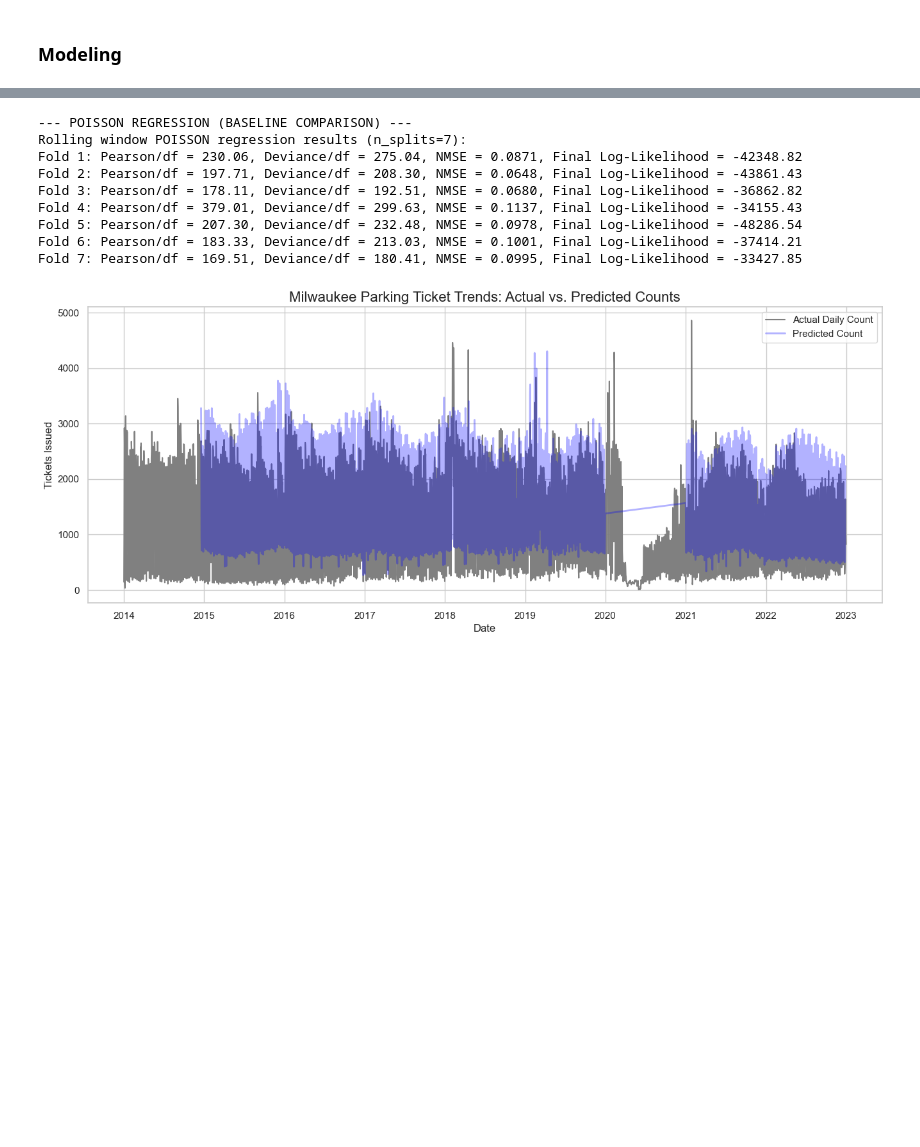
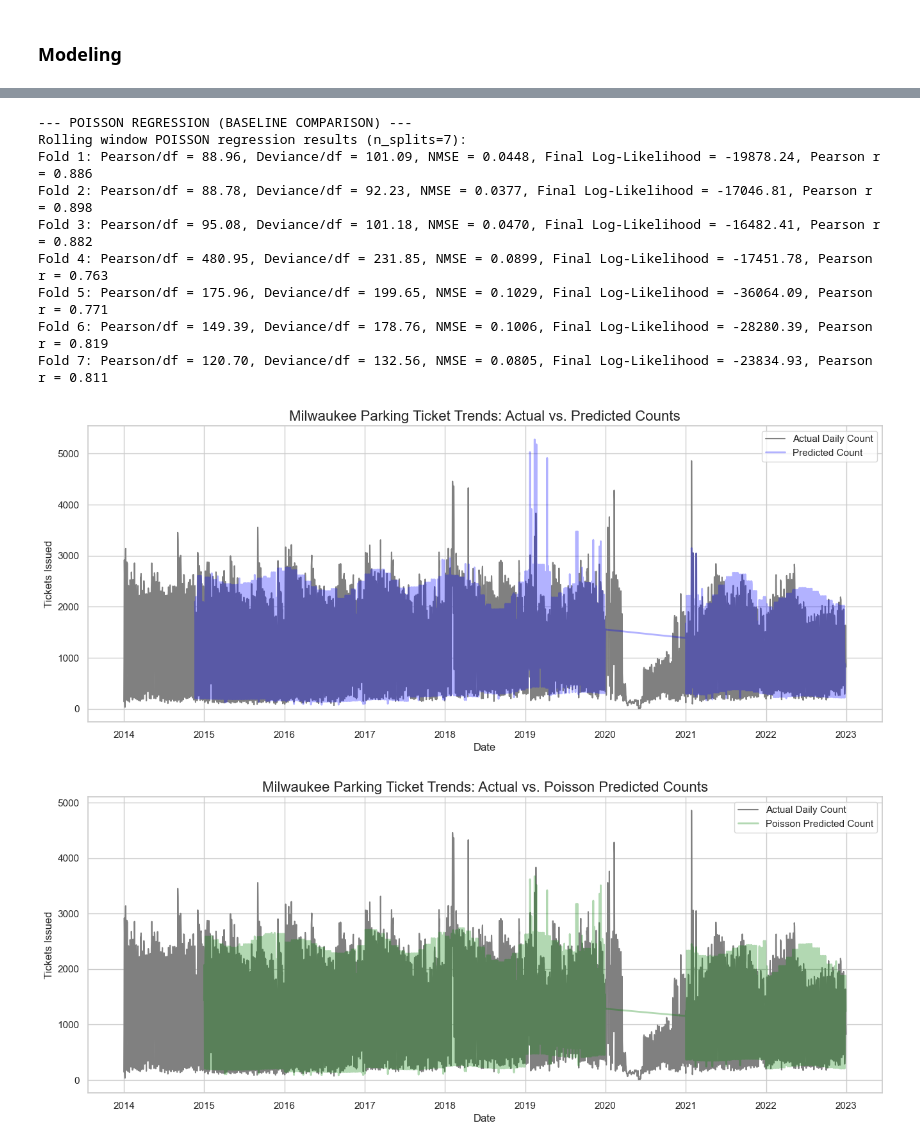
Before and after one commit to johneckberg/Milwaukee-Ticket-Data-Analysis, a Jupyter notebook: parking_final_project.ipynb, the cells around one changed output, grey strips where cells are left out. Drawn from its saved outputs; the diff is of its cells as text; code cells hidden in the pictures; blank space fills up the shorter version.

```diff
--- a/parking_final_project.ipynb
+++ b/parking_final_project.ipynb
@@ -254,6 +256,7 @@ daily_summary_df = combined_all_df.groupby('join_date').agg(
     Month = ('Month', 'first'),
     Day = ('Day', 'first'),
     is_weekend = ('is_weekend_ticket', 'max'),
+    is_sunday = ('is_sunday_ticket', 'max'),
     is_holiday = ('is_holiday', 'max'),
 
     # Count up the number of each Binary Feature type per day!
@@ -303,7 +308,7 @@ daily_summary_df['day_cos'] = np.cos(2 * np.pi * daily_summary_df['Day'] / 31)
 # normalize the numerical features (min-max scaling)
 from sklearn.preprocessing import MinMaxScaler
 scaler = MinMaxScaler()
-numerical_features = ['rolling_30d_avg', 'month_sin', 'month_cos', 'weekday_sin', 'weekday_cos']
+numerical_features = ['rolling_30d_avg']
 daily_summary_df[numerical_features] = scaler.fit_transform(daily_summary_df[numerical_features])
 # %% [markdown]
 ### Visualization & Statistical Testing
@@ -726,9 +745,9 @@ from sklearn.metrics import mean_squared_error
 
 # features to use
 features = [
-    'is_holiday', 'is_weekend',
+    'is_holiday', 'is_sunday',
     'is_snow_emergency_lag1',
-    'month_sin', 'month_cos', 'weekday_sin', 'weekday_cos', 'rolling_30d_avg'
+    'month_sin', 'month_cos', 'weekday_sin', 'weekday_cos'
     ]
 # with one hot encoded WeekDay & month
 # get dummy variables for WeekDay and Month (drop_first to avoid dummy variable trap)
@@ -821,6 +840,8 @@ for i in range(n_splits):
     nmse = mse / np.mean(y_test_valid ** 2)
     nmse_scores.append(nmse)
 
+    # pearsons r as a sanity check?
+
     # write predictions into the original dataframe for the test period
     # update predicted_tickets for the test dates
     test_dates = test['join_date']
@@ -880,10 +900,11 @@ model_df = daily_summary_df[daily_summary_df['Year'] != 2020].dropna(subset=feat
 n_splits = 7
 window_size = int(len(model_df) / (n_splits + 1))
 
-poisson_pearson_stats = []
+poisson_pearson_stats = []  # Pearson goodness-of-fit statistic (not r)
 poisson_deviance_stats = []
 poisson_nmse_scores = []
 poisson_loss_values = []
+poisson_r_scores = []  # Pearson correlation coefficient (r)
 
 # Make a column for POISSON predictions
 daily_summary_df['poisson_predicted_tickets'] = np.nan
@@ -939,45 +960,61 @@ for i in range(n_splits):
     mse = mean_squared_error(y_test_valid, y_pred_valid)
     poisson_nmse_scores.append(mse / np.mean(y_test_valid ** 2))
 
+    # Pearson correlation coefficient (r) between actual and predicted
+    from scipy.stats import pearsonr
+    r, r_p = pearsonr(y_test_valid, y_pred_valid)
+    poisson_r_scores.append(r)
+
     # Save predictions
     test_dates = test['join_date']
     daily_summary_df.loc[daily_summary_df['join_date'].isin(test_dates), 'poisson_predicted_tickets'] = y_pred.values
 
 print(f"Rolling window POISSON regression results (n_splits={n_splits}):")
-for i, (p, d, nmse, loss) in enumerate(zip(poisson_pearson_stats, poisson_deviance_stats, poisson_nmse_scores, poisson_loss_values), 1):
-    print(f"Fold {i}: Pearson/df = {p:.2f}, Deviance/df = {d:.2f}, NMSE = {nmse:.4f}, Final Log-Likelihood = {loss:.2f}")
+for i, (p, d, nmse, loss, r) in enumerate(zip(poisson_pearson_stats, poisson_deviance_stats, poisson_nmse_scores, poisson_loss_values, poisson_r_scores), 1):
+    print(f"Fold {i}: Pearson/df = {p:.2f}, Deviance/df = {d:.2f}, NMSE = {nmse:.4f}, Final Log-Likelihood = {loss:.2f}, Pearson r = {r:.3f}")
 # %% [output]
 --- POISSON REGRESSION (BASELINE COMPARISON) ---
 Rolling window POISSON regression results (n_splits=7):
-Fold 1: Pearson/df = 230.06, Deviance/df = 275.04, NMSE = 0.0871, Final Log-Likelihood = -42348.82
-Fold 2: Pearson/df = 197.71, Deviance/df = 208.30, NMSE = 0.0648, Final Log-Likelihood = -43861.43
-Fold 3: Pearson/df = 178.11, Deviance/df = 192.51, NMSE = 0.0680, Final Log-Likelihood = -36862.82
-Fold 4: Pearson/df = 379.01, Deviance/df = 299.63, NMSE = 0.1137, Final Log-Likelihood = -34155.43
-Fold 5: Pearson/df = 207.30, Deviance/df = 232.48, NMSE = 0.0978, Final Log-Likelihood = -48286.54
-Fold 6: Pearson/df = 183.33, Deviance/df = 213.03, NMSE = 0.1001, Final Log-Likelihood = -37414.21
-Fold 7: Pearson/df = 169.51, Deviance/df = 180.41, NMSE = 0.0995, Final Log-Likelihood = -33427.85
+Fold 1: Pearson/df = 88.96, Deviance/df = 101.09, NMSE = 0.0448, Final Log-Likelihood = -19878.24, Pearson r = 0.886
+Fold 2: Pearson/df = 88.78, Deviance/df = 92.23, NMSE = 0.0377, Final Log-Likelihood = -17046.81, Pearson r = 0.898
+Fold 3: Pearson/df = 95.08, Deviance/df = 101.18, NMSE = 0.0470, Final Log-Likelihood = -16482.41, Pearson r = 0.882
+Fold 4: Pearson/df = 480.95, Deviance/df = 231.85, NMSE = 0.0899, Final Log-Likelihood = -17451.78, Pearson r = 0.763
+Fold 5: Pearson/df = 175.96, Deviance/df = 199.65, NMSE = 0.1029, Final Log-Likelihood = -36064.09, Pearson r = 0.771
+Fold 6: Pearson/df = 149.39, Deviance/df = 178.76, NMSE = 0.1006, Final Log-Likelihood = -28280.39, Pearson r = 0.819
+Fold 7: Pearson/df = 120.70, Deviance/df = 132.56, NMSE = 0.0805, Final Log-Likelihood = -23834.93, Pearson r = 0.811
 # %%
 # overlay the logged prediction counts with the actual daily ticket values
 # this didnt work very well
 import matplotlib.pyplot as plt
 import seaborn as sns
 import numpy as np
 
 # ensure dataframe is sorted by date
 daily_summary_df = daily_summary_df.sort_values('join_date').reset_index(drop=True)
 
 
 # plot actual daily counts and overlay predicted counts (assume predicted_tickets column exists)
 plt.figure(figsize=(16, 6))
 sns.lineplot(data=daily_summary_df, x='join_date', y='total_tickets', color='gray', label='Actual Daily Count')
 sns.lineplot(data=daily_summary_df, x='join_date', y='predicted_tickets', color='blue', alpha=0.3, linewidth=2, label='Predicted Count')
 
 plt.title("Milwaukee Parking Ticket Trends: Actual vs. Predicted Counts", fontsize=16)
 plt.xlabel("Date")
 plt.ylabel("Tickets Issued")
 plt.legend()
 plt.show()
+
+# do the same for the Poisson predictions
+plt.figure(figsize=(16, 6))
+sns.lineplot(data=daily_summary_df, x='join_date', y='total_tickets', color='gray', label='Actual Daily Count')
+sns.lineplot(data=daily_summary_df, x='join_date', y='poisson_predicted_tickets', color='green', alpha=0.3, linewidth=2, label='Poisson Predicted Count')
+plt.title("Milwaukee Parking Ticket Trends: Actual vs. Poisson Predicted Counts", fontsize=16)
+plt.xlabel("Date")
+plt.ylabel("Tickets Issued")
+plt.legend()
+plt.show()
 # %% [output]
-[figure, old version]
+[figure, new version]
+[figure, added]
 # %%
 # overlay KDE plot for actual vs. predicted daily ticket counts for both models
```
Also changed, not shown: parts of 13 cells of this notebook.
